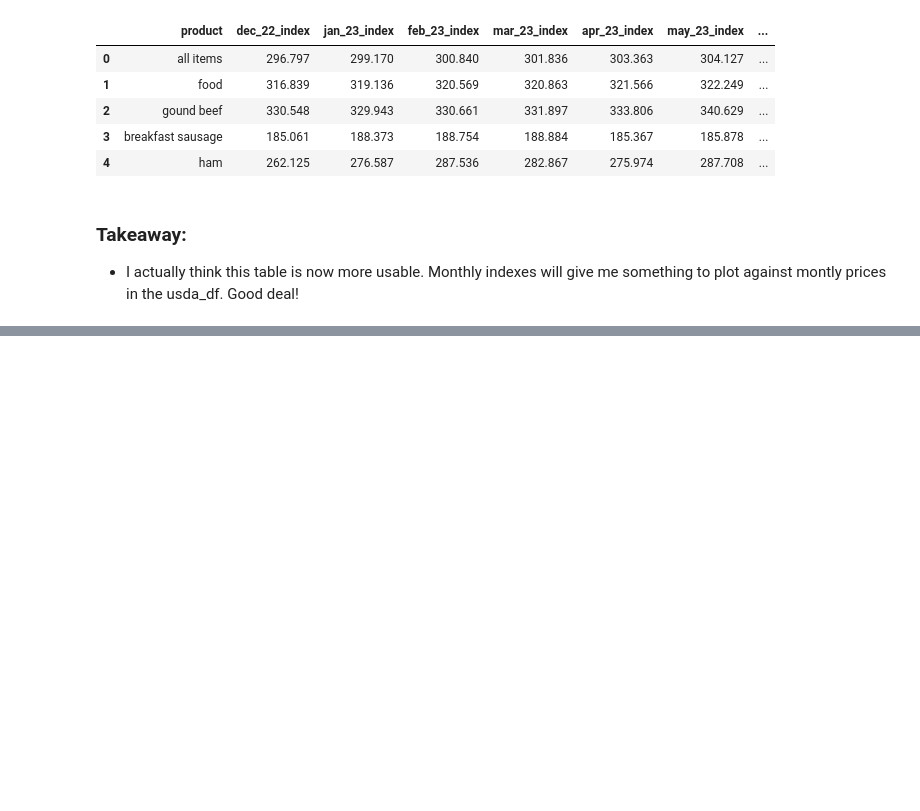
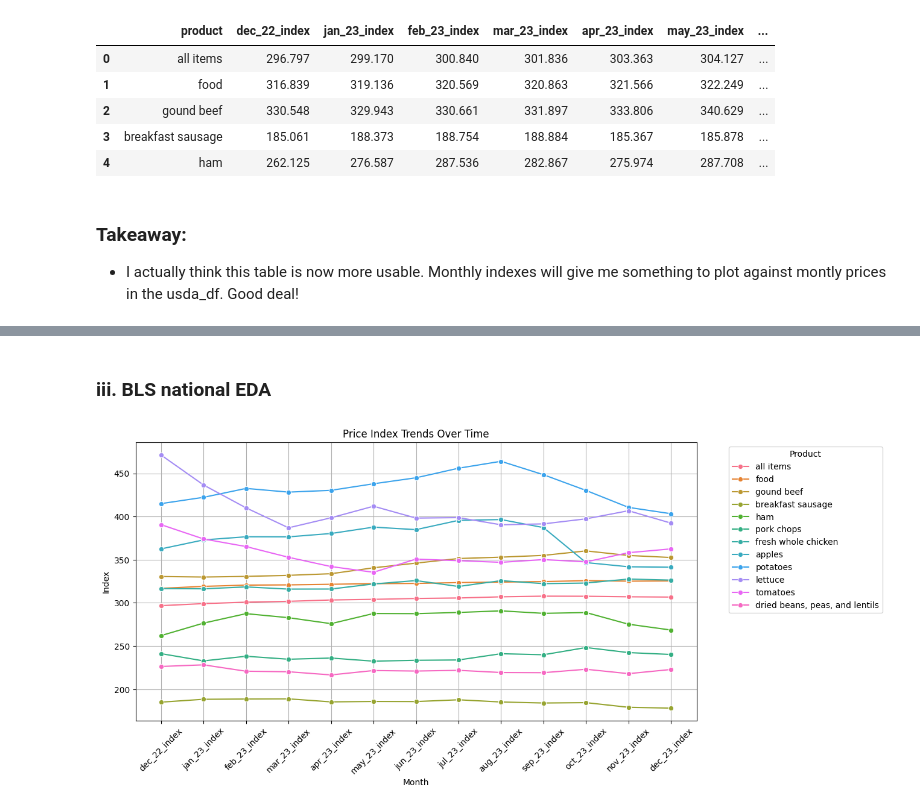
Before and after one commit to bradleytkay/Q1-2025-data-analysis-project-challenge, a Jupyter notebook: Q1-2025-step3-eda.ipynb, the cells around one changed output, grey strips where cells are left out. Cells and saved outputs as stored; diff of their text form; code cells hidden in the pictures; blank space fills up the shorter version.

Commit message:
Visualized inflation index changes over time from bls_cpi_df

```diff
--- a/Q1-2025-step3-eda.ipynb
+++ b/Q1-2025-step3-eda.ipynb
@@ -572,0 +622,24 @@ blscpi_df.head()
+# %% [markdown]
+### iii. BLS national EDA
+# %%
+# Visualize how each product's index changed over time
+
+# Plot the indexes by month.  Not the annual percent change.
+df_filtered = blscpi_df.drop(columns=["dec_22_dec_23_percent_change"])  # Remove the unwanted column
+
+df_melted = df_filtered.melt(id_vars=["product"], var_name="Month", value_name="Index")  # Reshape
+
+
+plt.figure(figsize=(12, 6))
+
+sns.lineplot(data=df_melted, x="Month", y="Index", hue="product", marker="o")
+
+plt.xticks(rotation=45)
+plt.xlabel("Month")
+plt.ylabel("Index")
+plt.title("Price Index Trends Over Time")
+plt.legend(title="Product", bbox_to_anchor=(1.05, 1), loc="upper left")
+plt.grid()
+plt.show()
+# %% [output]
+[figure, added]
```
Also changed, not shown: parts of 8 cells of this notebook.
